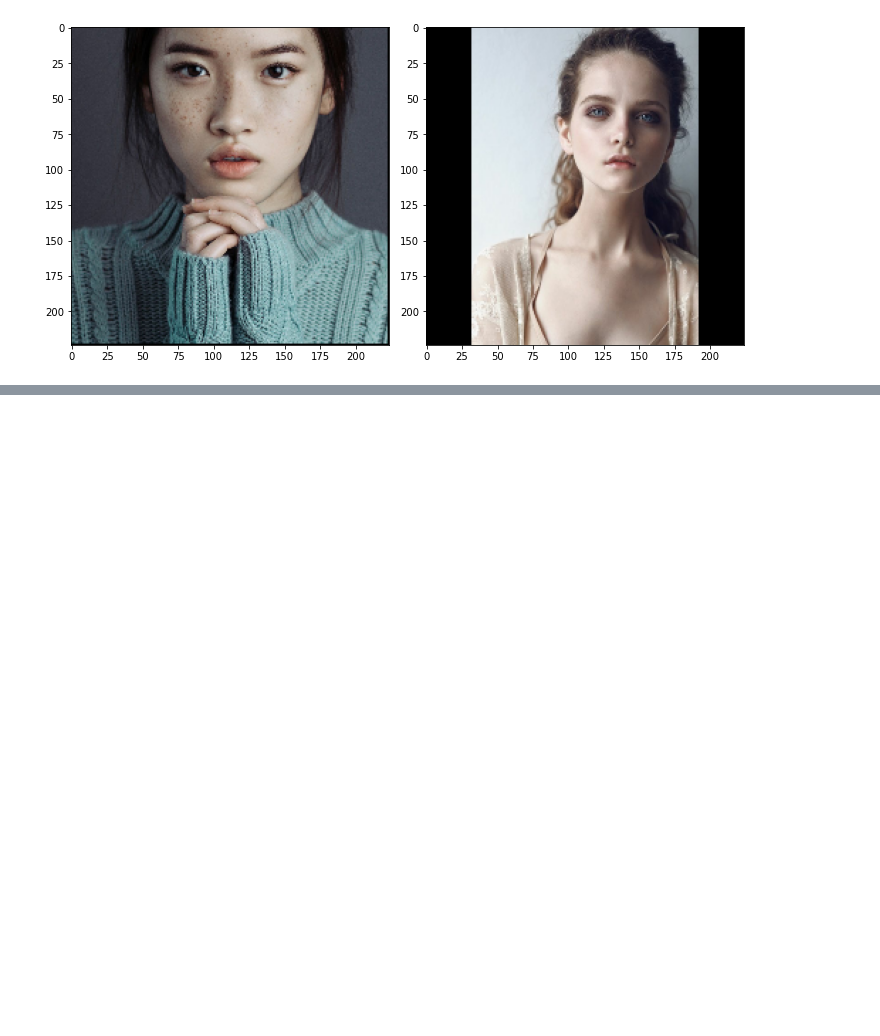
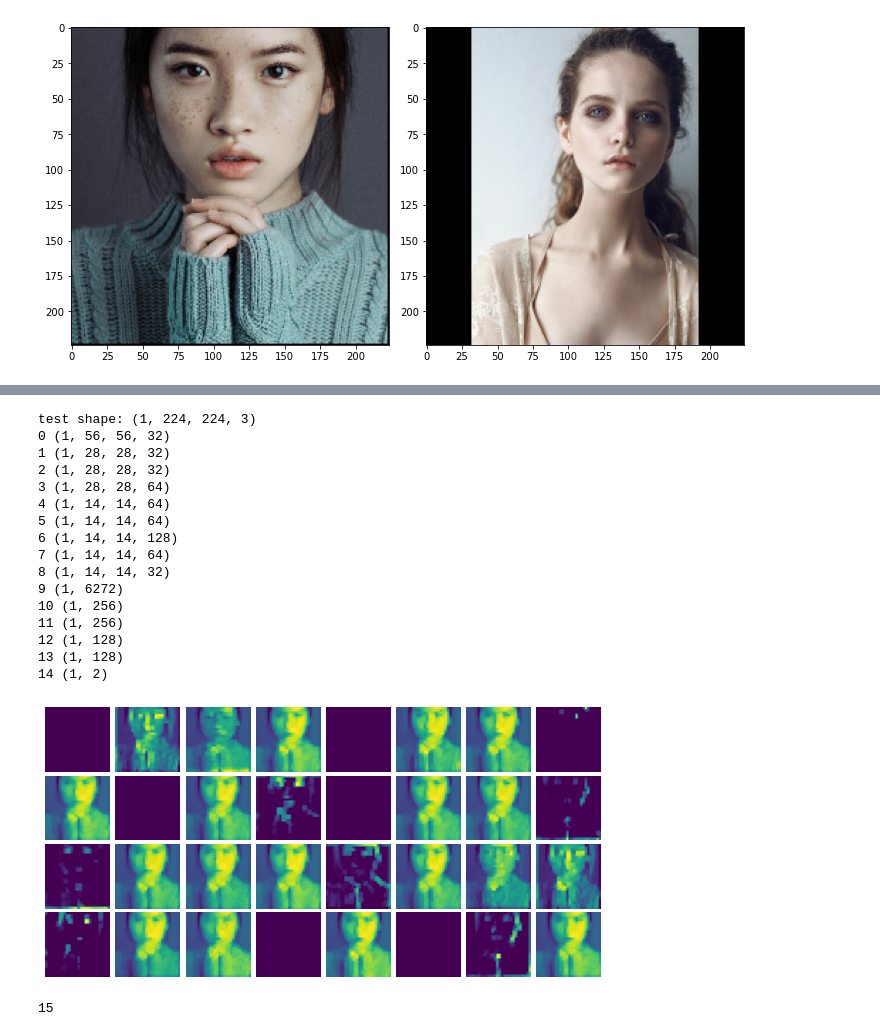
Before and after one commit to pstat197/vignette-cnn-facial-recognition, a Jupyter notebook: allester_face_class.ipynb, the cells around one changed output, grey strips where cells are left out. Saved outputs shown, nothing was run; the diff lists cells and outputs as text; code cells hidden in the pictures; blank space fills up the shorter version.

```diff
--- a/allester_face_class.ipynb
+++ b/allester_face_class.ipynb
@@ -253,0 +206,50 @@ KeyError: 'validation_accuracy'
+# %%
+feature_extractor = keras.Model(
+    inputs=model.inputs,
+    outputs=[layer.output for layer in model.layers],
+)
+
+# Call feature extractor on test input.
+x = tf.ones((1, 224, 224, 3))
+test = tf.constant([image_data[0]])
+print('test shape:', test.shape)
+features = feature_extractor(test)
+
+# Get Shape of Each Layer
+for i, feature in enumerate(features):
+    print(i, feature.shape)
+
+plt.rcParams["figure.figsize"] = [10, 20]
+plt.rcParams["figure.autolayout"] = False
+
+
+
+
+for i in range(len(features[1][0, 0, 0])):
+    plt.subplot(16, 8,  i+1)
+    plt.imshow(features[1][0, :, :, i])
+    plt.axis('off')
+plt.subplots_adjust(wspace=0.05, hspace=0.05)
+plt.show()
+# %% [output]
+test shape: (1, 224, 224, 3)
+0 (1, 56, 56, 32)
+1 (1, 28, 28, 32)
+2 (1, 28, 28, 32)
+3 (1, 28, 28, 64)
+4 (1, 14, 14, 64)
+5 (1, 14, 14, 64)
+6 (1, 14, 14, 128)
+7 (1, 14, 14, 64)
+8 (1, 14, 14, 32)
+9 (1, 6272)
+10 (1, 256)
+11 (1, 256)
+12 (1, 128)
+13 (1, 128)
+14 (1, 2)
+[figure, added]
+# %%
+len(features)
+# %% [output]
+15
```
Also changed, not shown: parts of 6 cells of this notebook, 4 other files.
